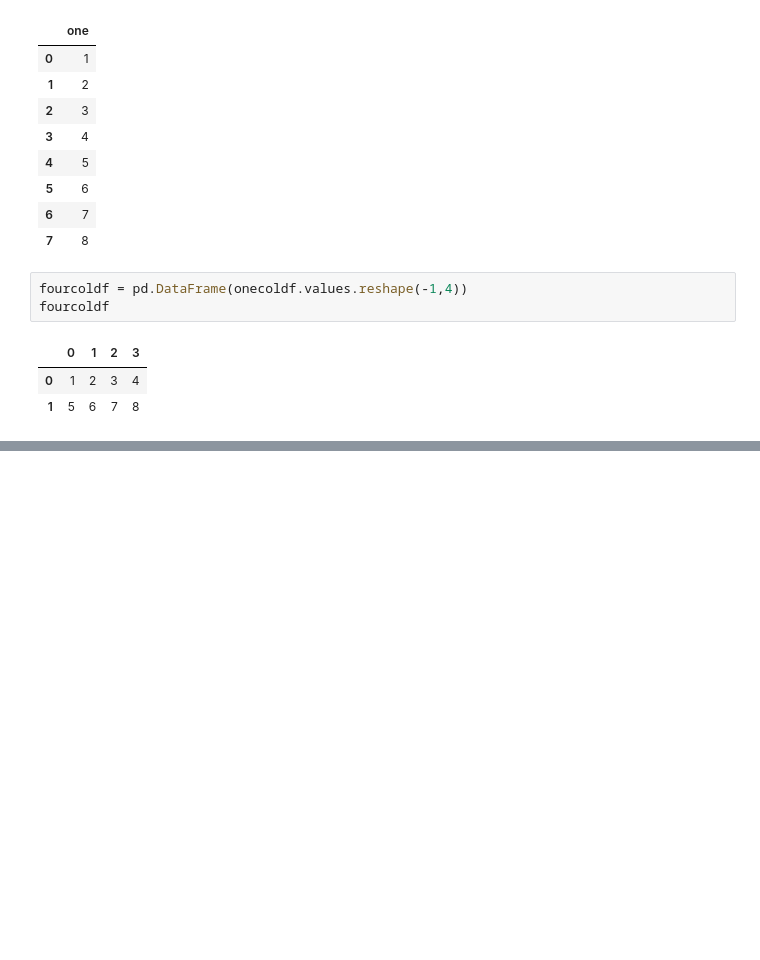
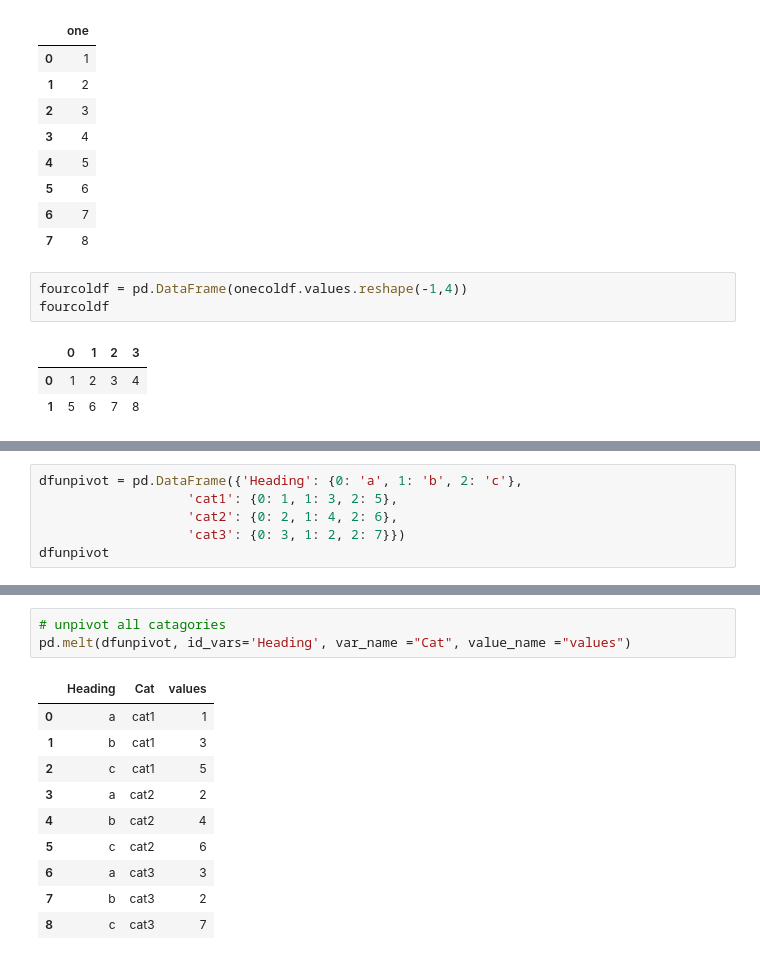
Before and after one commit to Sundeep81/Python_Sandbox, a Jupyter notebook: CheatSheets/Python Notes Cheatsheet.ipynb, the cells around one changed output, grey strips where cells are left out. Saved outputs shown, nothing was run; the diff lists cells and outputs as text; blank space fills up the shorter version.

```diff
--- a/CheatSheets/Python Notes Cheatsheet.ipynb
+++ b/CheatSheets/Python Notes Cheatsheet.ipynb
@@ -307,0 +356,6 @@ twocoldf
+# %%
+dfunpivot = pd.DataFrame({'Heading': {0: 'a', 1: 'b', 2: 'c'},
+                   'cat1': {0: 1, 1: 3, 2: 5},
+                   'cat2': {0: 2, 1: 4, 2: 6},
+                   'cat3': {0: 3, 1: 2, 2: 7}})
+dfunpivot
@@ -307,0 +386,14 @@ twocoldf
+# %%
+# unpivot all catagories
+pd.melt(dfunpivot, id_vars='Heading', var_name ="Cat", value_name ="values")
+# %% [output]
+|  | Heading | Cat | values |
+| 0 | a | cat1 | 1 |
+| 1 | b | cat1 | 3 |
+| 2 | c | cat1 | 5 |
+| 3 | a | cat2 | 2 |
+| 4 | b | cat2 | 4 |
+| 5 | c | cat2 | 6 |
+| 6 | a | cat3 | 3 |
+| 7 | b | cat3 | 2 |
+| 8 | c | cat3 | 7 |
```
Also changed, not shown: parts of 13 cells of this notebook.
